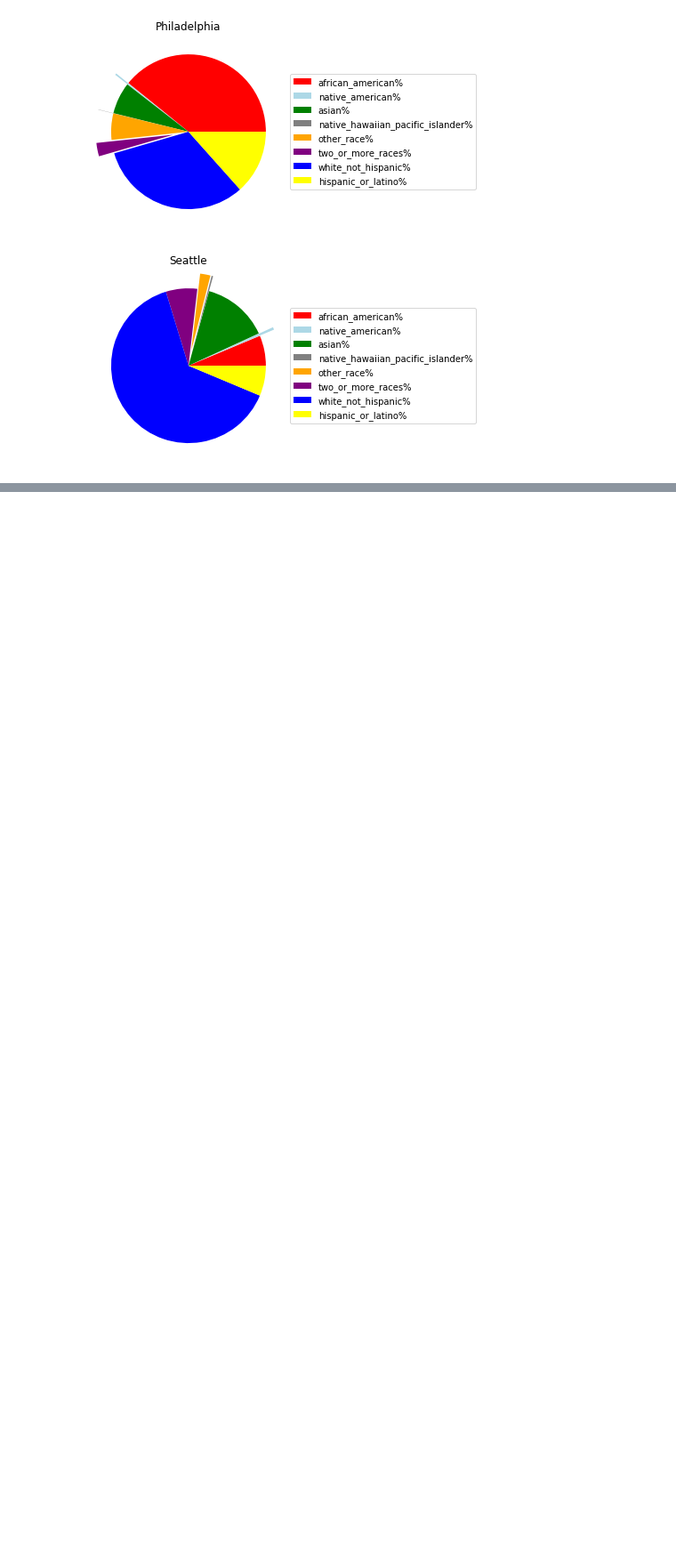
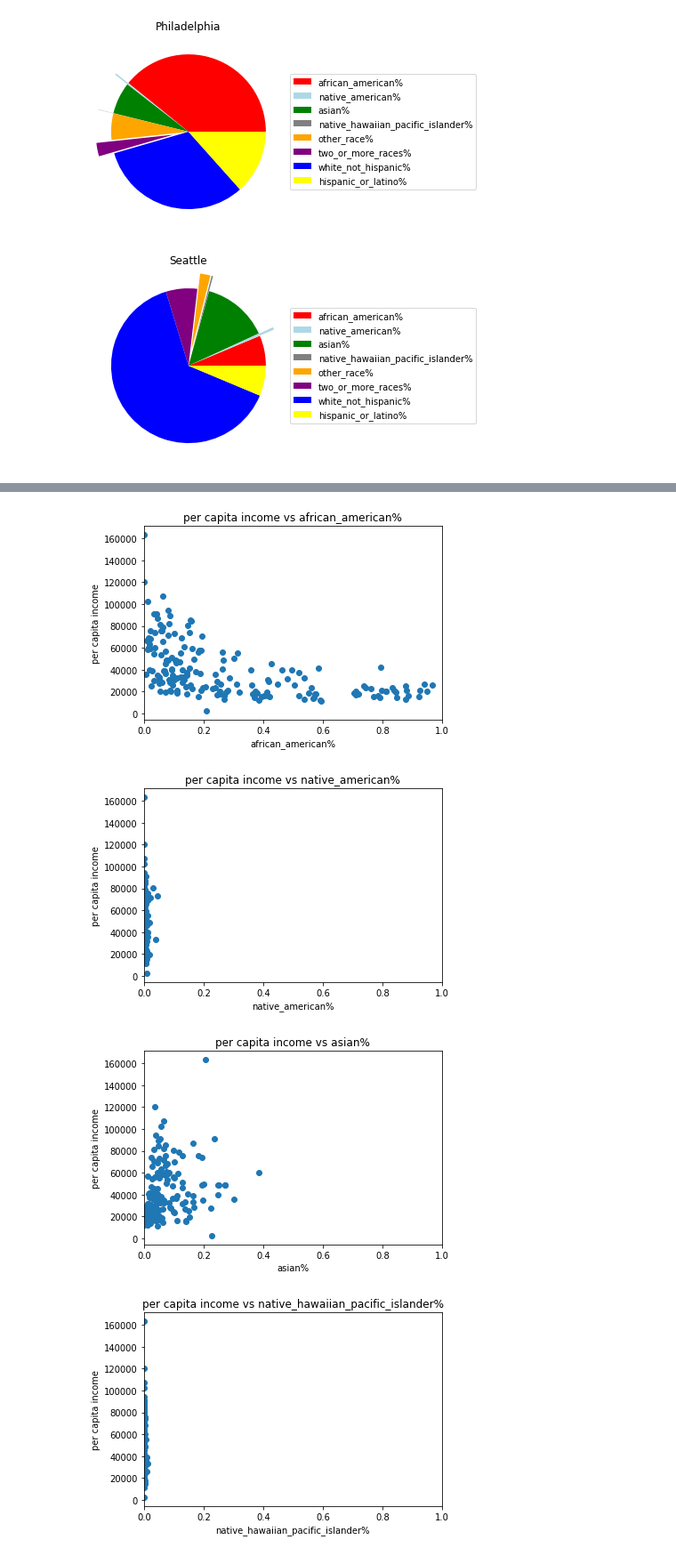
Before and after one commit to DPintacasi/teamcobra_project1, a Jupyter notebook: Scripts/census_analysis.ipynb, the cells around one changed output, grey strips where cells are left out. Shown: that part at 89% size. Cells and saved outputs as stored; diff of their text form; code cells hidden in the pictures; blank space fills up the shorter version.

Commit message:
income scatter plots and heatmaps upload

```diff
--- a/Scripts/census_analysis.ipynb
+++ b/Scripts/census_analysis.ipynb
@@ -66,11 +70,3 @@ for i,row in bycity.iterrows():
 [figure]
 [figure]
 [figure]
-# %%
-data_copy = data.copy()
-
-races = data_copy.columns[3:]
-for race in races:
-    data_copy[f'{race}%'] = data_copy[race]/data_copy['population']
-
-data_copy.columns
@@ -89,6 +88,15 @@ lat_log = lat_log[['Zip','geopoint']]
 # %%
-data = pd.merge(lat_log,data_copy, how = 'right', right_on = 'zipcode', left_on = 'Zip')
-data.drop(columns= 'zipcode', inplace = True)
-data.rename(columns = {'Zip':'zipcode'},inplace = True)
-data.columns
+data = pd.read_csv("../Output/census_data.csv")
+byzipcode = data.copy()
+races = byzipcode.columns[4:]
+for race in races:
+    byzipcode[f'{race}%'] = byzipcode[race]/byzipcode['population']
+
+lat_log = pd.read_csv('../Resources/us-zip-code-latitude-and-longitude.csv', sep = ';')
+lat_log = lat_log[['Zip','geopoint']]
+
+byzipcode = pd.merge(lat_log,byzipcode, how = 'right', right_on = 'zipcode', left_on = 'Zip')
+byzipcode.drop(columns= 'zipcode', inplace = True)
+byzipcode.rename(columns = {'Zip':'zipcode'},inplace = True)
+byzipcode.head()
 # %% [output]
@@ -130,0 +143,16 @@ NameError: name 'income_data' is not defined
+# %%
+races_p = byzipcode.columns[15:]
+
+for race_p in races_p:
+    plt.scatter(byzipcode[race_p],byzipcode['per_capita_income'])
+    plt.title(f'per capita income vs {race_p}')
+    plt.xlim([0,1])
+    plt.xlabel(f'{race_p}')
+    plt.ylabel('per capita income')
+    plt.savefig(f'../Output/scatterchart_income_vs_{race_p}.png')
+    plt.show()
+# %% [output]
+[figure, added]
+[figure, added]
+[figure, added]
+[figure, added]
```
Also changed, not shown: parts of 10 cells of this notebook, 14 other files.
